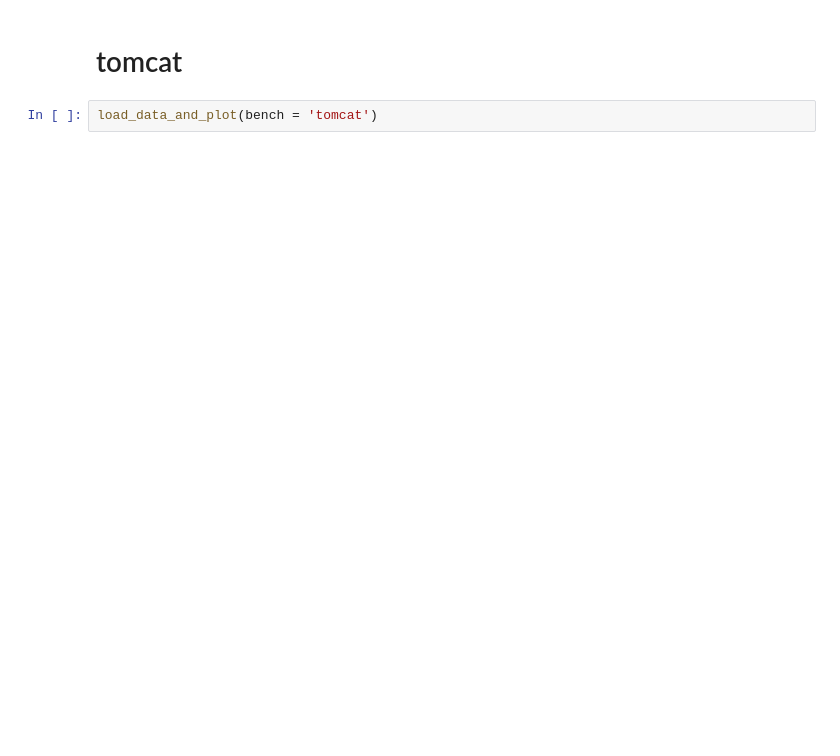
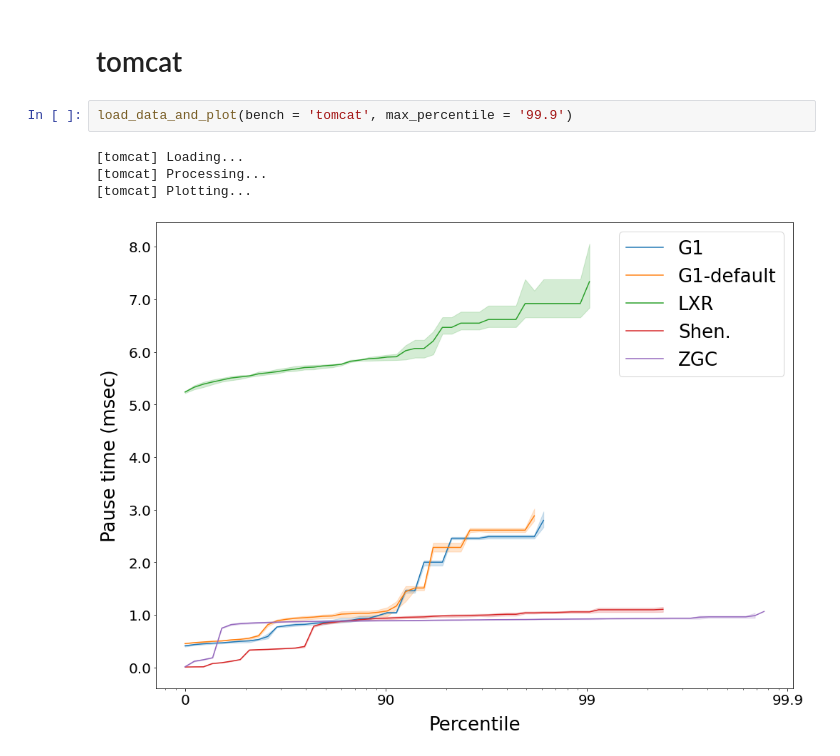
Before and after one commit to wenyuzhao/mmtk-dev, a Jupyter notebook: evaluation/configs/lxr-shepherd-pauses/pauses.ipynb, the cells around one changed output. Drawn from its saved outputs; the diff is of its cells as text; blank space fills up the shorter version.

```diff
--- a/evaluation/configs/lxr-shepherd-pauses/pauses.ipynb
+++ b/evaluation/configs/lxr-shepherd-pauses/pauses.ipynb
@@ -132,4 +139,9 @@ KeyError: 'percentile'
 # %% [markdown]
 # tomcat
 # %%
-load_data_and_plot(bench = 'tomcat')
+load_data_and_plot(bench = 'tomcat', max_percentile = '99.9')
+# %% [output]
+[tomcat] Loading...
+[tomcat] Processing...
+[tomcat] Plotting...
+[figure, added]
```
Also changed, not shown: parts of 5 cells of this notebook, 2 other files.
